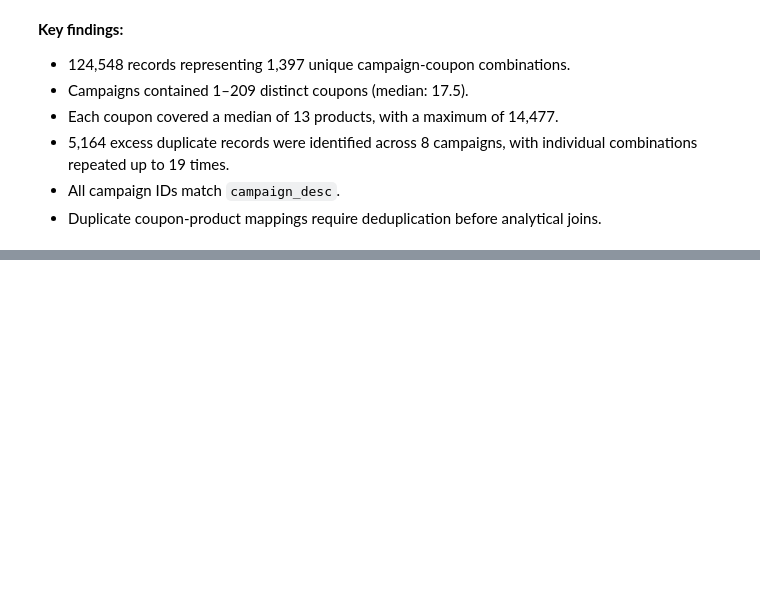
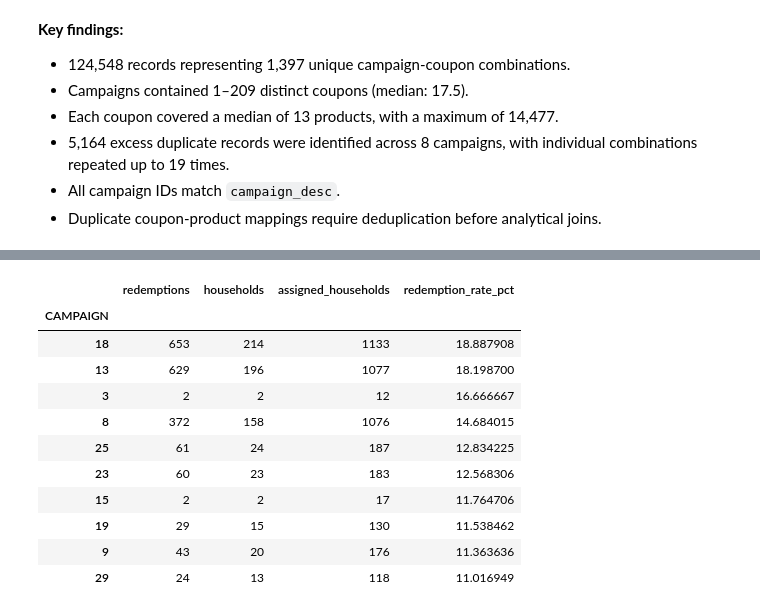
Before and after one commit to romarta/retail-promotion-effectiveness, a Jupyter notebook: notebooks/01_data_understanding.ipynb, the cells around one changed output, grey strips where cells are left out. Cells and saved outputs as stored; diff of their text form; code cells hidden in the pictures; blank space fills up the shorter version.

```diff
--- a/notebooks/01_data_understanding.ipynb
+++ b/notebooks/01_data_understanding.ipynb
@@ -456,0 +459,2 @@ Name: COUPON_UPC, dtype: int64
+# %%
+coupon_redempt = pd.read_csv("../data/raw/coupon_redempt.csv")
@@ -456,0 +544,8 @@ Name: COUPON_UPC, dtype: int64
+# %%
+# Count coupon redemptions and unique redeeming households by campaign
+redemptions_by_campaign = coupon_redempt.groupby("CAMPAIGN").agg(
+    redemptions=("COUPON_UPC", "size"),
+    households=("household_key", "nunique")
+)
+
+redemptions_by_campaign.head()
@@ -456,0 +583,4 @@ Name: COUPON_UPC, dtype: int64
+# %%
+# Combine coupon redemptions with campaign participation
+campaign_redemption = redemptions_by_campaign.join(campaign_sizes.rename("assigned_households"))
+campaign_redemption.head()
@@ -456,0 +595,5 @@ Name: COUPON_UPC, dtype: int64
+# %%
+# Calculate the percentage of households redeeming at least one coupon
+campaign_redemption["redemption_rate_pct"] = (campaign_redemption["households"] / campaign_redemption["assigned_households"] * 100)
+
+campaign_redemption.head()
@@ -456,0 +608,16 @@ Name: COUPON_UPC, dtype: int64
+# %%
+# Identify campaigns with the highest household redemption rates
+campaign_redemption.sort_values("redemption_rate_pct", ascending=False).head(10)
+# %% [output]
+|  | redemptions | households | assigned_households | redemption_rate_pct |
+| CAMPAIGN |  |  |  |  |
+| 18 | 653 | 214 | 1133 | 18.887908 |
+| 13 | 629 | 196 | 1077 | 18.198700 |
+| 3 | 2 | 2 | 12 | 16.666667 |
+| 8 | 372 | 158 | 1076 | 14.684015 |
+| 25 | 61 | 24 | 187 | 12.834225 |
+| 23 | 60 | 23 | 183 | 12.568306 |
+| 15 | 2 | 2 | 17 | 11.764706 |
+| 19 | 29 | 15 | 130 | 11.538462 |
+| 9 | 43 | 20 | 176 | 11.363636 |
+| 29 | 24 | 13 | 118 | 11.016949 |
```
Also changed, not shown: parts of 119 cells of this notebook, 2 other files.
